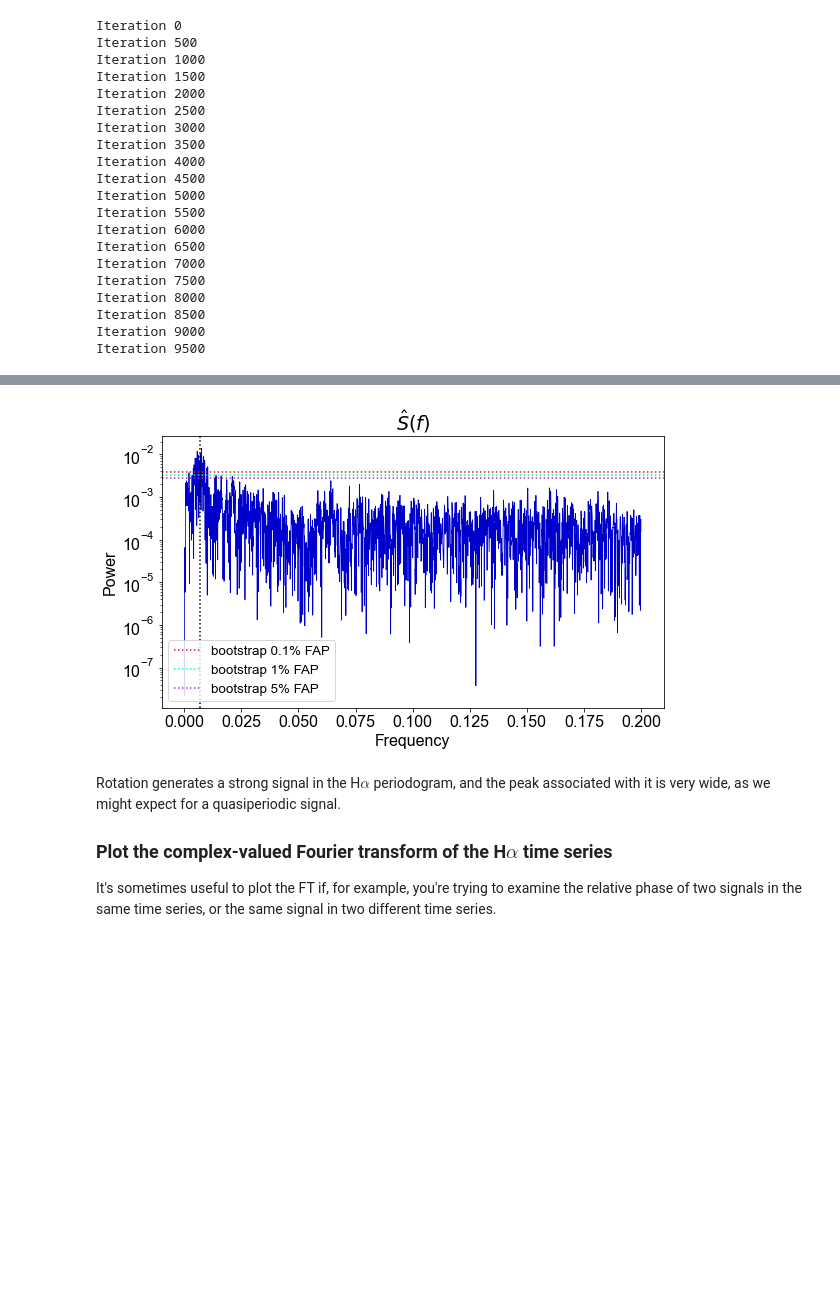
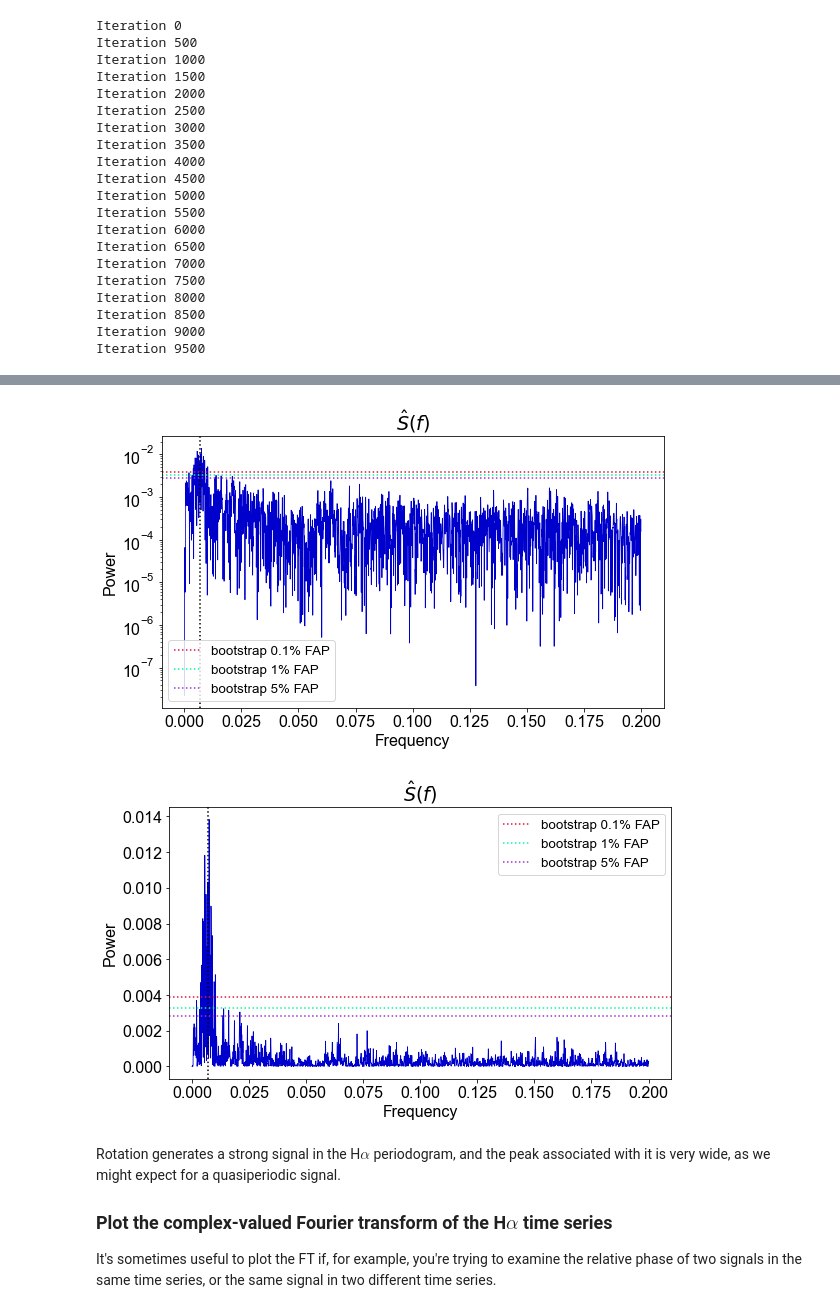
Before and after one commit to sdrastro/NWelch, a Jupyter notebook: demo/TimeSeries_demo.ipynb, the cells around one changed output, grey strips where cells are left out. Drawn from its saved outputs; the diff is of its cells as text; code cells hidden in the pictures; blank space fills up the shorter version.

```diff
--- a/demo/TimeSeries_demo.ipynb
+++ b/demo/TimeSeries_demo.ipynb
@@ -139,8 +147,10 @@ Add vertical lines to the plot using the <tt>vlines</tt> keyword. The argument m
 # %%
 frot = 1/145 # Rotation period is 145 days, according to Toledo-Padron et al. (2019)
 ha.powplot(vlines=[frot])
+ha.powplot(vlines=[frot], yscale='linear')
 # %% [output]
 [figure]
+[figure, added]
 # %% [markdown]
 Rotation generates a strong signal in the H$\alpha$ periodogram, and the peak associated with it is very wide, as we might expect for a quasiperiodic signal.
 
```
Also changed, not shown: parts of 7 cells of this notebook, 7 other files.
